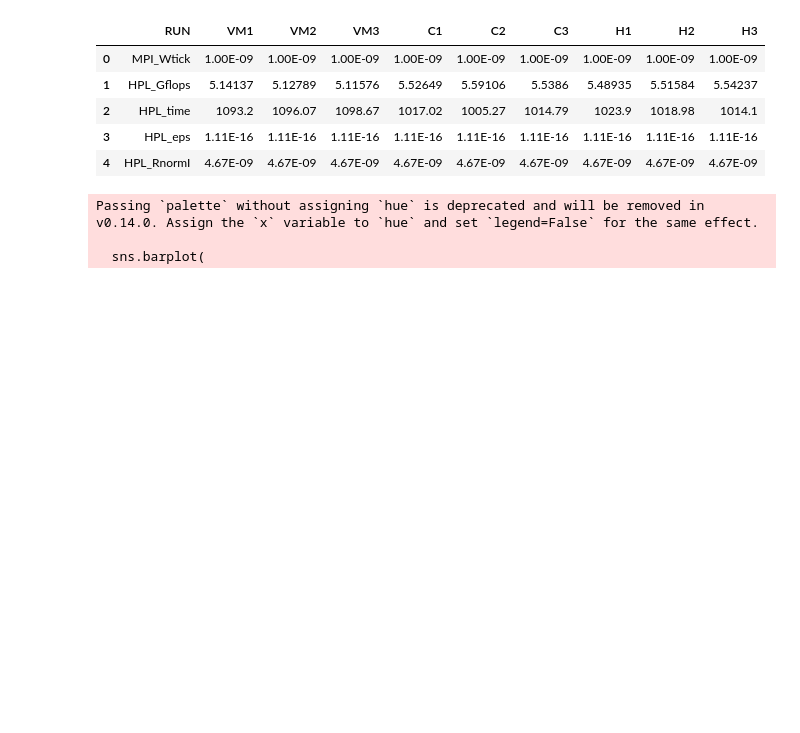
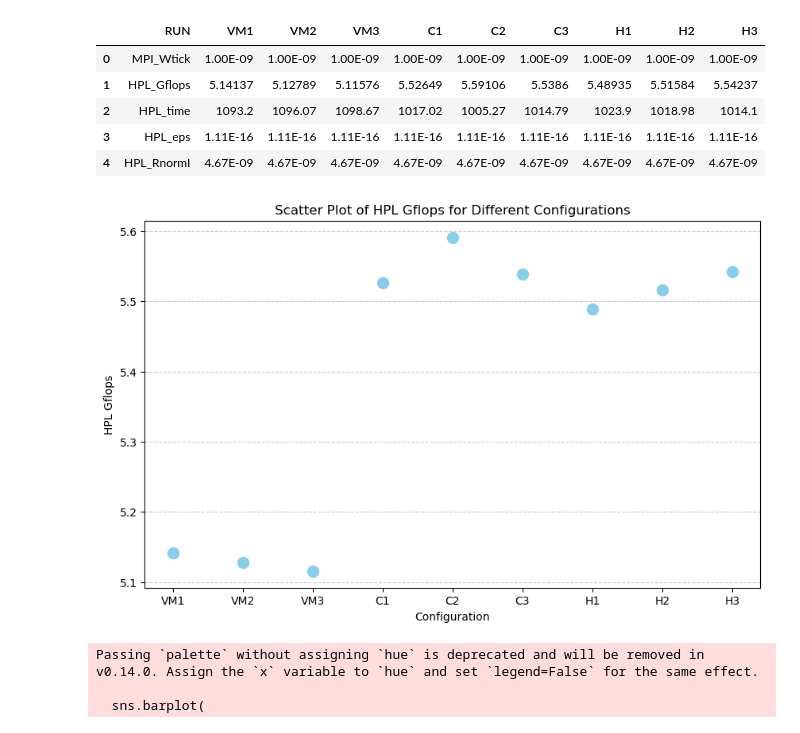
Before and after one commit to giovanni-lucarelli/cloud-basic, a Jupyter notebook: analysis/analysis.ipynb, the cells around one changed output. Drawn from its saved outputs; the diff is of its cells as text; code cells hidden in the pictures; blank space fills up the shorter version.

Commit message:
plots

```diff
--- a/analysis/analysis.ipynb
+++ b/analysis/analysis.ipynb
@@ -30,6 +30,22 @@ df.head()
 | 2 | HPL_time | 1093.2 | 1096.07 | 1098.67 | 1017.02 | 1005.27 | 1014.79 | 1023.9 | 1018.98 | 1014.1 |
 | 3 | HPL_eps | 1.11E-16 | 1.11E-16 | 1.11E-16 | 1.11E-16 | 1.11E-16 | 1.11E-16 | 1.11E-16 | 1.11E-16 | 1.11E-16 |
 | 4 | HPL_RnormI | 4.67E-09 | 4.67E-09 | 4.67E-09 | 4.67E-09 | 4.67E-09 | 4.67E-09 | 4.67E-09 | 4.67E-09 | 4.67E-09 |
+# %%
+# Extract the HPL_Gflops row and set it as hpl_gflops
+hpl_gflops = df.iloc[1, 1:].astype(float)  # Convert values to float for plotting
+
+# Create a scatter plot for HPL_Gflops
+plt.figure(figsize=(10, 6))
+plt.scatter(hpl_gflops.index, hpl_gflops.values, color='skyblue', s=100)
+
+# Add labels, title, and grid
+plt.xlabel("Configuration")
+plt.ylabel("HPL Gflops")
+plt.title("Scatter Plot of HPL Gflops for Different Configurations")
+plt.grid(axis='y', linestyle='--', alpha=0.7)
+plt.show()
+# %% [output]
+[figure, added]
 # %%
 # Group and average the configurations
 grouped_hpl_gflops = hpl_gflops.groupby(hpl_gflops.index.str[0]).mean()
```
